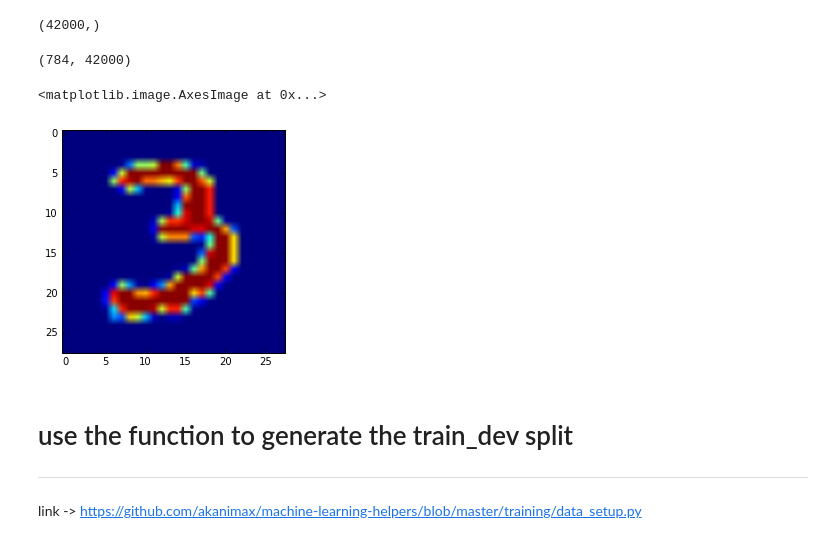
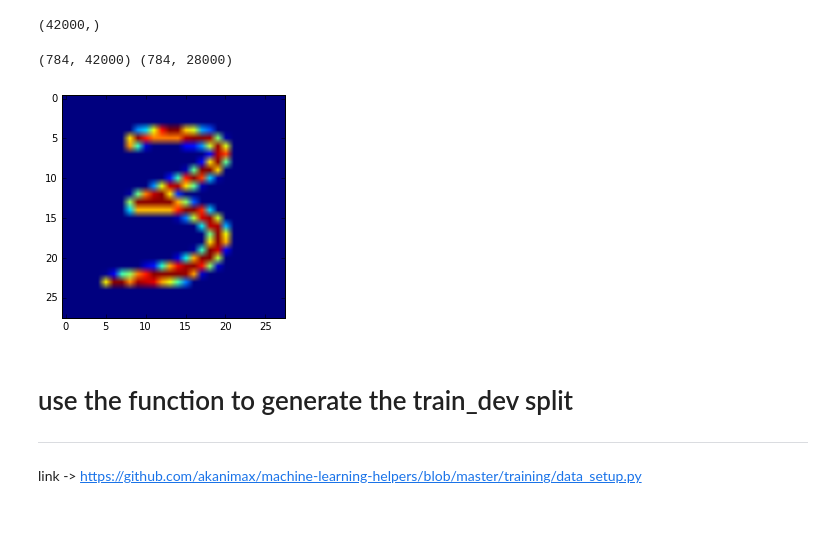
Before and after one commit to akanimax/my-deity, a Jupyter notebook: Scripts/IDEA_1/COMPRESSION_CUM_CLASSIFICATION_v_2.ipynb, the cells around one changed output. Drawn from its saved outputs; the diff is of its cells as text; code cells hidden in the pictures.

```diff
--- a/Scripts/IDEA_1/COMPRESSION_CUM_CLASSIFICATION_v_2.ipynb
+++ b/Scripts/IDEA_1/COMPRESSION_CUM_CLASSIFICATION_v_2.ipynb
@@ -82,6 +86,6 @@ raw_data = pd.read_csv(data_files['train'])
 # %%
-n_features = len(raw_data.columns) - 1
-n_examples = len(raw_data.label)
+n_features = len(raw_data_train.columns) - 1
+n_examples = len(raw_data_train.label)
 print n_features, n_examples
 # %% [output]
 784 42000
@@ -111,22 +115,32 @@ labels.shape
 features = np.ndarray((n_features, n_examples), dtype=np.float32)
 
 count = 0 # initialize from zero
-for pixel in raw_data.columns[1:]:
-    feature_slice = np.array(raw_data[pixel])
+for pixel in raw_data_train.columns[1:]:
+    feature_slice = np.array(raw_data_train[pixel])
     features[count, :] = feature_slice
     count += 1 # increment count
-# %%
-features.shape
-# %% [output]
-(784, 42000)
+# %%
+# extract the data from the remaining raw_data_test
+features_test = np.ndarray((n_features, 28000), dtype=np.float32)
+
+count = 0 # initialize from zero
+for pixel in raw_data_test.columns:
+    feature_slice = np.array(raw_data_test[pixel])
+    features_test[count, :] = feature_slice
+    count += 1 # increment count
+# %%
+print features.shape, features_test.shape
+# %% [output]
+(784, 42000) (784, 28000)
 # %%
 # normalize the pixel data by dividing the values by the highest_pixel_value
 features = features / highest_pixel_value
+features_test = features_test / highest_pixel_value
 # %%
 plt.imshow((features[:, 9]).reshape((28, 28)))
+plt.imshow((features_test[:, 9]).reshape((28, 28)));
 # %% [output]
-<matplotlib.image.AxesImage at 0x...>
-[figure, old version]
+[figure, new version]
 # %% [markdown]
 # use the function to generate the train_dev split
 -------------------------------------------------------------------------------------------------------------------
```
Also changed, not shown: parts of 29 cells of this notebook, 26 other files.
